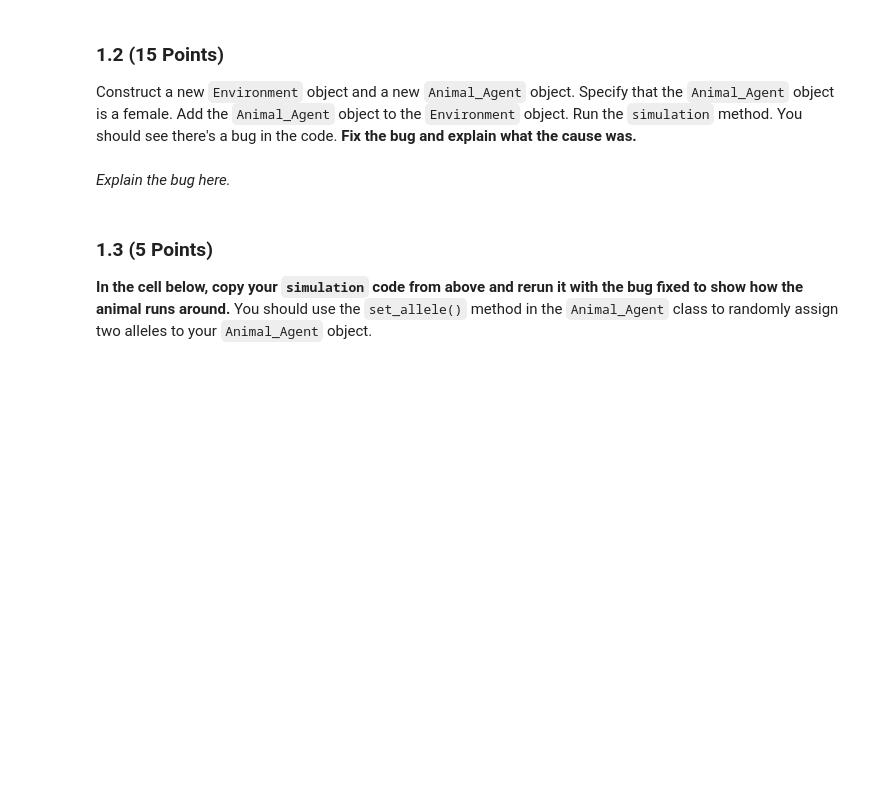
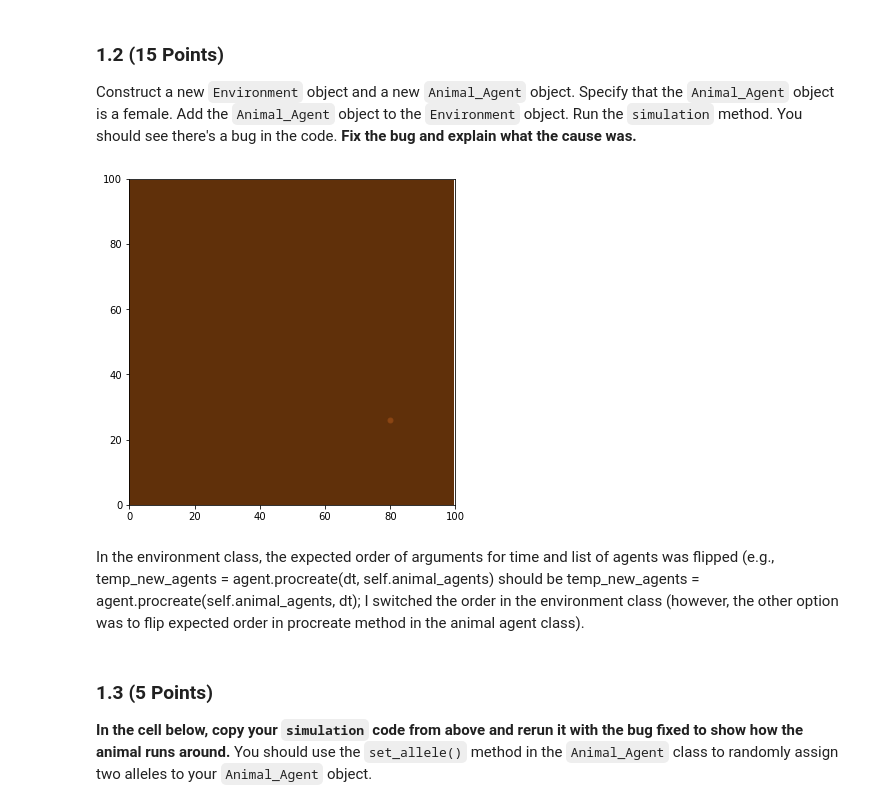
Before and after one commit to pascoela/CMSE202-s23-turnin, a Jupyter notebook: hw-03-branch/HW3_ABMs_Laura Pascoe.ipynb, the cells around one changed output. Cells and saved outputs as stored; diff of their text form; code cells hidden in the pictures; blank space fills up the shorter version.

Commit message:
part 1, 2: utilizing environment and animal agent classes, modifying classes to mouse and hawk, examining natural selection

```diff
--- a/hw-03-branch/HW3_ABMs_Laura Pascoe.ipynb
+++ b/hw-03-branch/HW3_ABMs_Laura Pascoe.ipynb
@@ -73,5 +71,16 @@ Construct a new `Environment` object and a new `Animal_Agent` object. Specify th
-# %% [markdown]
-*Explain the bug here.*
+# %%
+from Animal_Agent_Class import Animal_Agent
+from Environment import Environment
+
+animal_test = Animal_Agent(sex = "F")
+environ_test = Environment()
+environ_test.add_agent(animal_test)
+
+environ_test.simulate(20)
+# %% [output]
+[figure, added]
+# %% [markdown]
+In the environment class, the expected order of arguments for time and list of agents was flipped (e.g.,  temp_new_agents = agent.procreate(dt, self.animal_agents) should be  temp_new_agents = agent.procreate(self.animal_agents, dt); I switched the order in the environment class (however, the other option was to flip expected order in procreate method in the animal agent class).
 # %% [markdown]
 ### 1.3 (5 Points)
 
```
Also changed, not shown: parts of 19 cells of this notebook.
